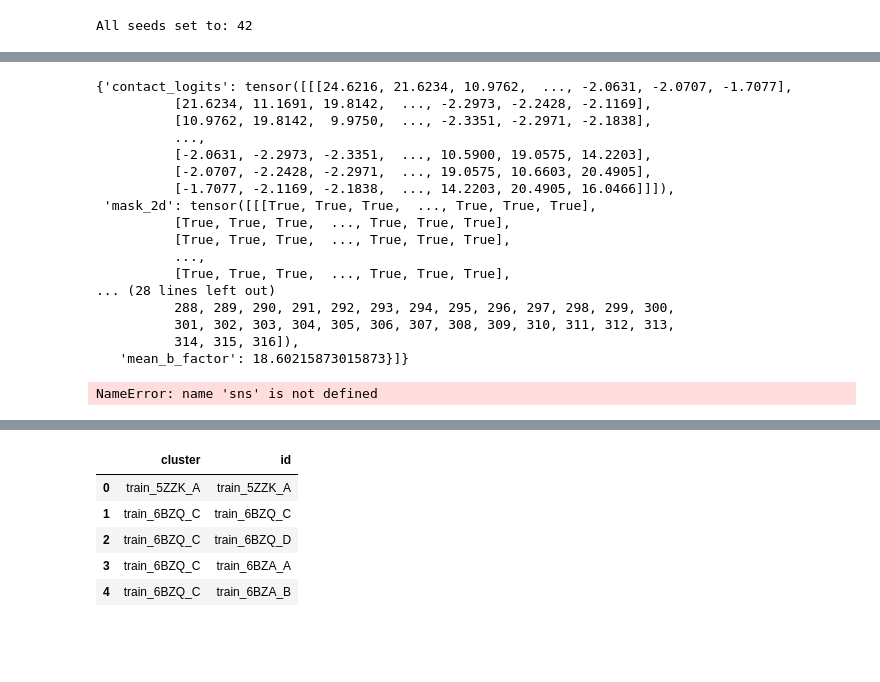
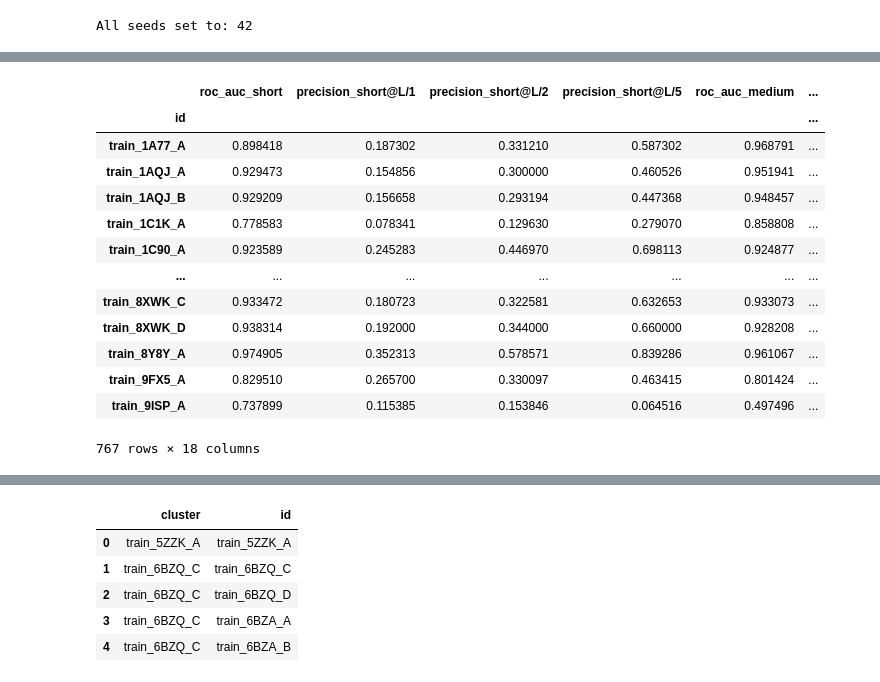
Before and after one commit to gottalottarock/esm-2-contact-map, a Jupyter notebook: ipynb/visualize/visualize_predictions.ipynb, the cells around one changed output, grey strips where cells are left out. Drawn from its saved outputs; the diff is of its cells as text; code cells hidden in the pictures; blank space fills up the shorter version.

```diff
--- a/ipynb/visualize/visualize_predictions.ipynb
+++ b/ipynb/visualize/visualize_predictions.ipynb
@@ -43,0 +45,26 @@ id_prediction_map = {pred["metadata"][0]["id"]: pred for pred in predictions}
+# %%
+import torch
+
+class PredictionDataset:
+    def __init__(self, data: dict[dict]):
+        self.data = data
+
+    @classmethod
+    def from_batches(cls, batches: list[dict]):
+        data = {}
+        for batch in batches:
+            for contact_logits, mask, metadata in zip(batch["contact_logits"], batch["mask_2d"], batch["metadata"]):
+                contact_logits = contact_logits[:metadata['length'], :metadata['length']]
+                mask = mask[:metadata['length'], :metadata['length']]
+                data[metadata["id"]] = {
+                    "contact_logits": contact_logits,
+                    "mask_2d": mask,
+                    "metadata": metadata,
+                }
+        return PredictionDataset(data)
+
+    def __len__(self):
+        return len(self.data)
+
+    def __getitem__(self, idx):
+        return self.data[idx]
@@ -50,27 +79,6 @@ id_contact_map = {
     }
     for item in dataset
 }
-# %%
-item = id_prediction_map["train_1A77_A"]
-item
-# %% [output]
-{'contact_logits': tensor([[[24.6216, 21.6234, 10.9762,  ..., -2.0631, -2.0707, -1.7077],
-          [21.6234, 11.1691, 19.8142,  ..., -2.2973, -2.2428, -2.1169],
-          [10.9762, 19.8142,  9.9750,  ..., -2.3351, -2.2971, -2.1838],
-          ...,
-          [-2.0631, -2.2973, -2.3351,  ..., 10.5900, 19.0575, 14.2203],
-          [-2.0707, -2.2428, -2.2971,  ..., 19.0575, 10.6603, 20.4905],
-          [-1.7077, -2.1169, -2.1838,  ..., 14.2203, 20.4905, 16.0466]]]),
- 'mask_2d': tensor([[[True, True, True,  ..., True, True, True],
-          [True, True, True,  ..., True, True, True],
-          [True, True, True,  ..., True, True, True],
-          ...,
-          [True, True, True,  ..., True, True, True],
-... (28 lines left out)
-          288, 289, 290, 291, 292, 293, 294, 295, 296, 297, 298, 299, 300,
-          301, 302, 303, 304, 305, 306, 307, 308, 309, 310, 311, 312, 313,
-          314, 315, 316]),
-   'mean_b_factor': 18.60215873015873}]}
 # %%
 metrics = []
 for item in tqdm(dataset):
@@ -87,3 +95,20 @@ for item in tqdm(dataset):
     metrics.append(metric)
 # %%
 metrics = pd.DataFrame(metrics)
+# %%
+metrics
+# %% [output]
+|  | roc_auc_short | precision_short@L/1 | precision_short@L/2 | precision_short@L/5 | roc_auc_medium | ... |
+| id |  |  |  |  |  | ... |
+| train_1A77_A | 0.898418 | 0.187302 | 0.331210 | 0.587302 | 0.968791 | ... |
+| train_1AQJ_A | 0.929473 | 0.154856 | 0.300000 | 0.460526 | 0.951941 | ... |
+| train_1AQJ_B | 0.929209 | 0.156658 | 0.293194 | 0.447368 | 0.948457 | ... |
+| train_1C1K_A | 0.778583 | 0.078341 | 0.129630 | 0.279070 | 0.858808 | ... |
+| train_1C90_A | 0.923589 | 0.245283 | 0.446970 | 0.698113 | 0.924877 | ... |
+| ... | ... | ... | ... | ... | ... | ... |
+| train_8XWK_C | 0.933472 | 0.180723 | 0.322581 | 0.632653 | 0.933073 | ... |
+| train_8XWK_D | 0.938314 | 0.192000 | 0.344000 | 0.660000 | 0.928208 | ... |
+| train_8Y8Y_A | 0.974905 | 0.352313 | 0.578571 | 0.839286 | 0.961067 | ... |
+| train_9FX5_A | 0.829510 | 0.265700 | 0.330097 | 0.463415 | 0.801424 | ... |
+| train_9ISP_A | 0.737899 | 0.115385 | 0.153846 | 0.064516 | 0.497496 | ... |
+767 rows × 18 columns
@@ -146,7 +173,3 @@ def plot_contacts_and_predictions(
     plt.show()
     sns.scatterplot(x=distances[pred_contacts], y=predictions[pred_contacts], alpha=0.5)
     plt.show()
-# %%
-sns.set_theme()
-# %% [output]
-NameError: name 'sns' is not defined
```
Also changed, not shown: parts of 19 cells of this notebook, 10 other files.
